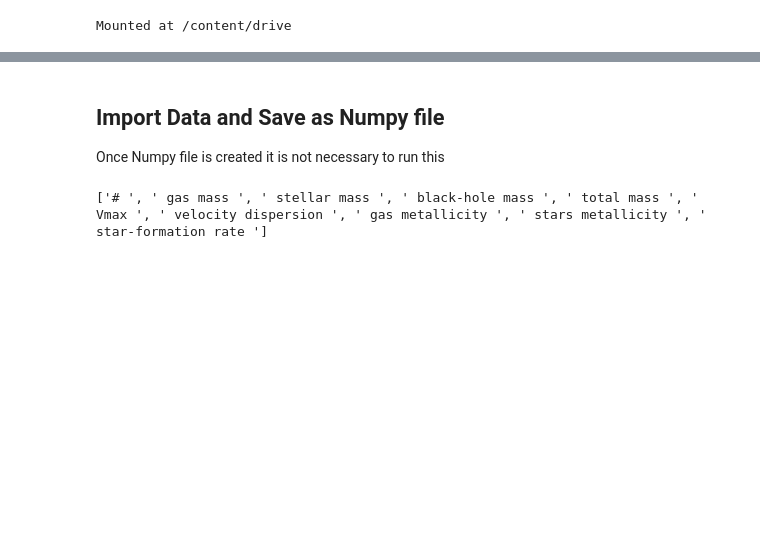
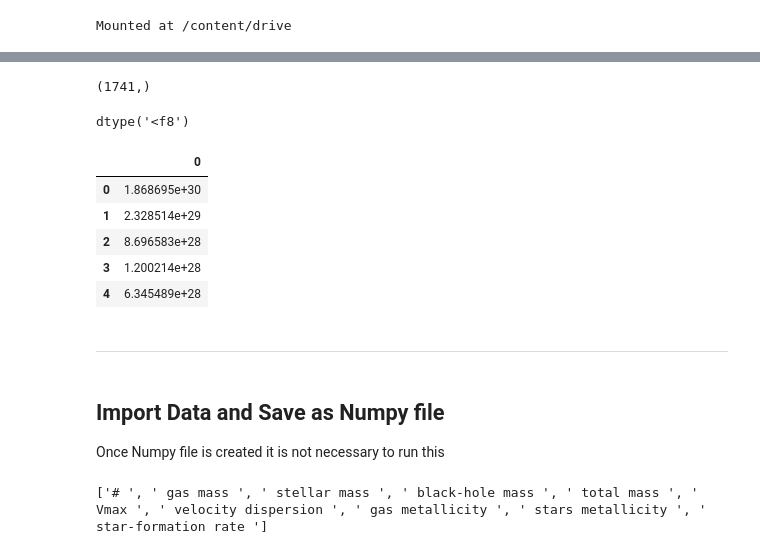
Before and after one commit to cjpdrury/evidence_networks, a Jupyter notebook: evidence_network_flux.ipynb, the cells around one changed output, grey strips where cells are left out. Drawn from its saved outputs; the diff is of its cells as text; code cells hidden in the pictures; blank space fills up the shorter version.

```diff
--- a/evidence_network_flux.ipynb
+++ b/evidence_network_flux.ipynb
@@ -100,0 +152,4 @@ Mounted at /content/drive
+# %%
+ee.shape
+# %% [output]
+(1741,)
@@ -101,3 +158,20 @@ Mounted at /content/drive
+# %%
+ff.dtype
+# %% [output]
+dtype('<f8')
+# %%
+df = pd.DataFrame(np.array(h5py.File(path+'/TNG_master.hdf5')['0']['intrinsic']['SLOAN']['SDSS.z']))
+# %%
+df.head()
+# %% [output]
+|  | 0 |
+| 0 | 1.868695e+30 |
+| 1 | 2.328514e+29 |
+| 2 | 8.696583e+28 |
+| 3 | 1.200214e+28 |
+| 4 | 6.345489e+28 |
+# %% [markdown]
+---------------------------------------------------------
 # %% [markdown]
 ## Import Data and Save as Numpy file
 Once Numpy file is created it is not necessary to run this
```
Also changed, not shown: parts of 21 cells of this notebook.
